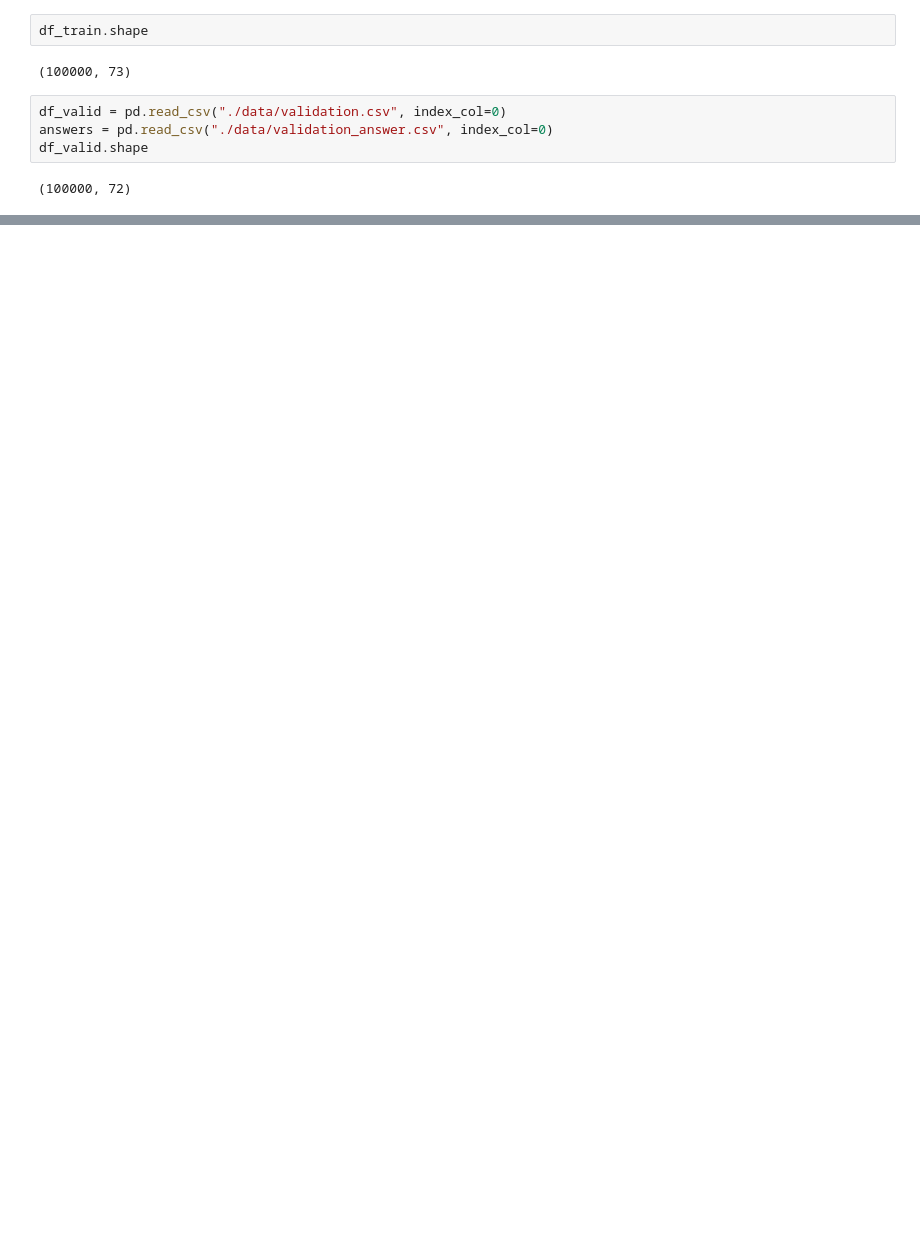
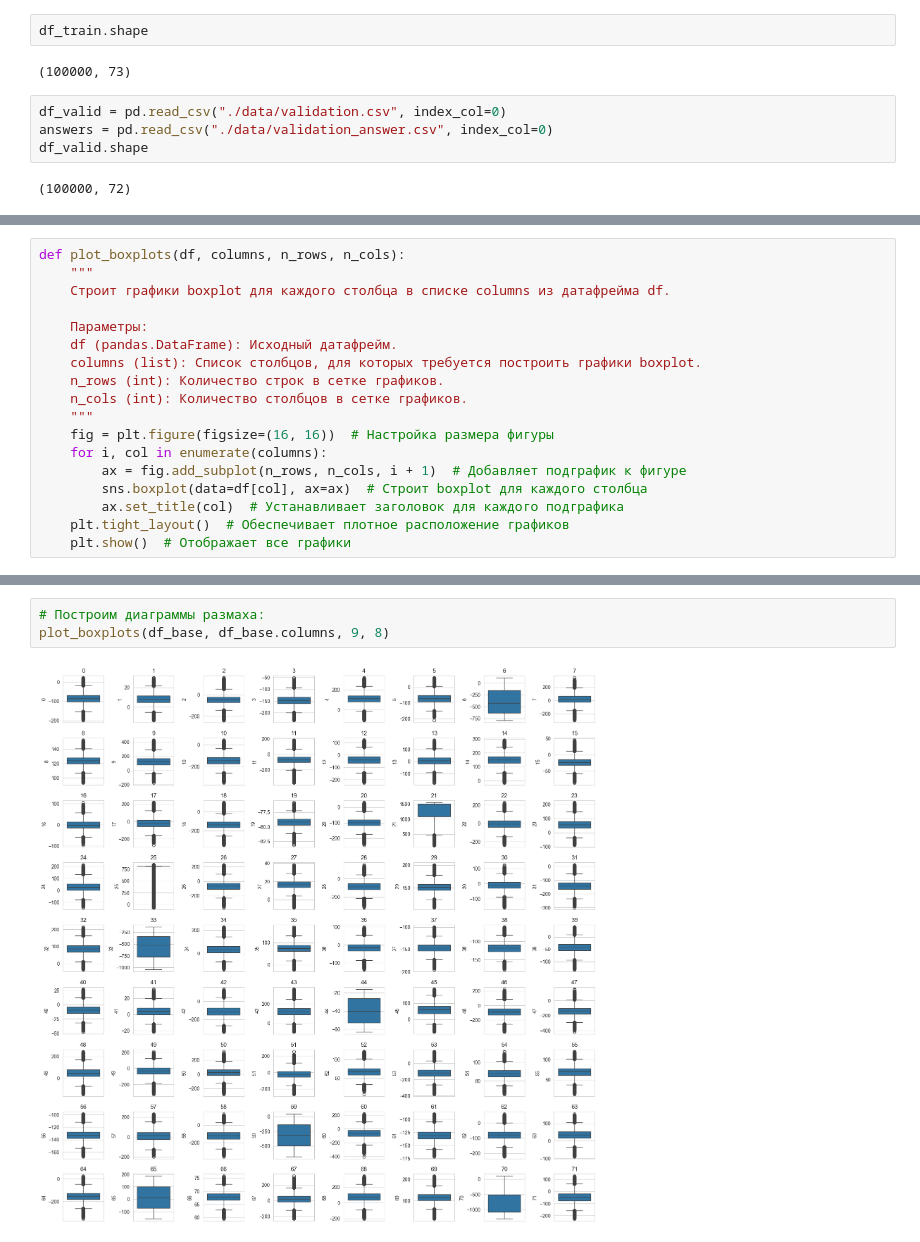
Before and after one commit to 72ru/product_similarity_search, a Jupyter notebook: main.ipynb, the cells around one changed output, grey strips where cells are left out. Drawn from its saved outputs; the diff is of its cells as text; blank space fills up the shorter version.

```diff
--- a/main.ipynb
+++ b/main.ipynb
@@ -128,0 +248,18 @@ Hint: Use numpy [ascontigiousarray](https://numpy.org/doc/stable/reference/gener
+# %%
+def plot_boxplots(df, columns, n_rows, n_cols):
+    """
+    Строит графики boxplot для каждого столбца в списке columns из датафрейма df.
+
+    Параметры:
+    df (pandas.DataFrame): Исходный датафрейм.
+    columns (list): Список столбцов, для которых требуется построить графики boxplot.
+    n_rows (int): Количество строк в сетке графиков.
+    n_cols (int): Количество столбцов в сетке графиков.
+    """
+    fig = plt.figure(figsize=(16, 16))  # Настройка размера фигуры
+    for i, col in enumerate(columns):
+        ax = fig.add_subplot(n_rows, n_cols, i + 1)  # Добавляет подграфик к фигуре
+        sns.boxplot(data=df[col], ax=ax)  # Строит boxplot для каждого столбца
+        ax.set_title(col)  # Устанавливает заголовок для каждого подграфика
+    plt.tight_layout()  # Обеспечивает плотное расположение графиков
+    plt.show()  # Отображает все графики
@@ -128,0 +364,5 @@ Hint: Use numpy [ascontigiousarray](https://numpy.org/doc/stable/reference/gener
+# %%
+# Построим диаграммы размаха:
+plot_boxplots(df_base, df_base.columns, 9, 8)
+# %% [output]
+[figure, added]
```
Also changed, not shown: parts of 89 cells of this notebook, 1 other file.
